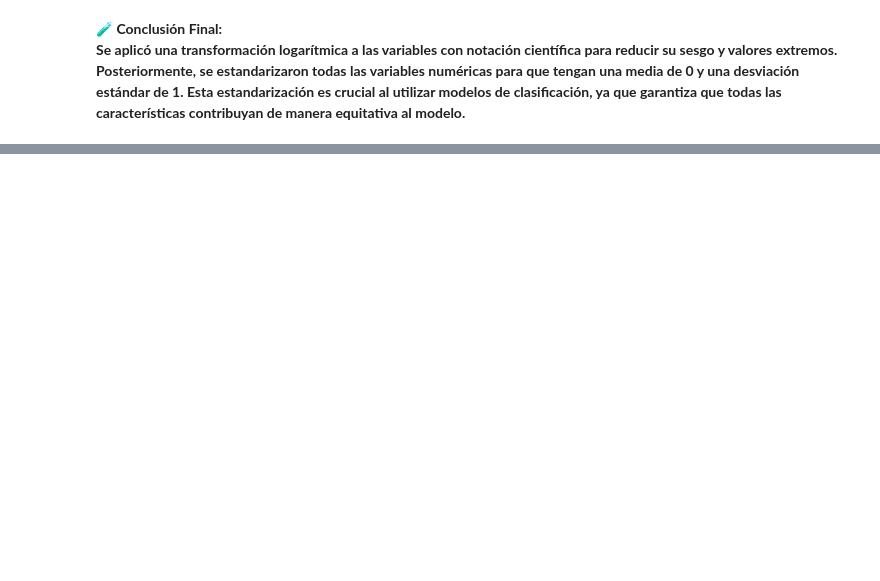
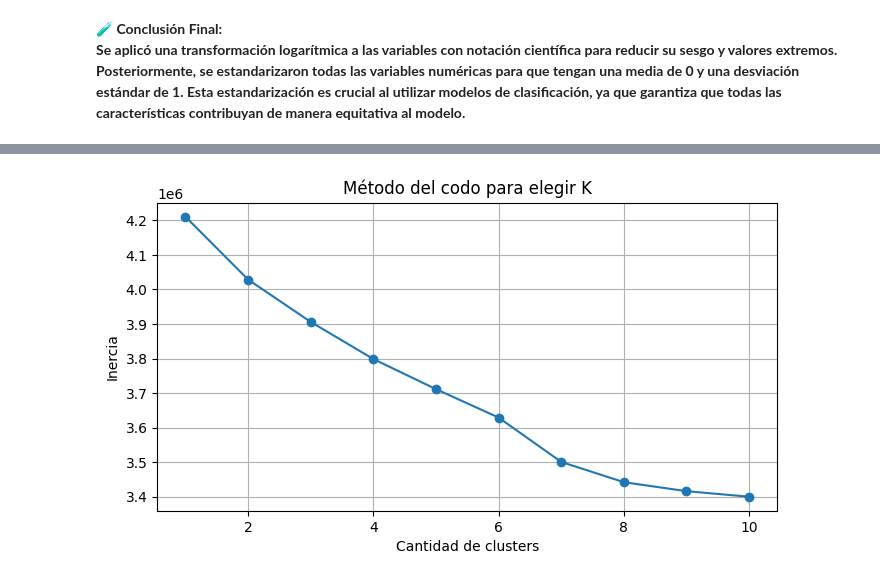
Before and after one commit to micaelakorol21/water_quality_unsupervised_learning, a Jupyter notebook: water_quality_unsupervised_learning.ipynb, the cells around one changed output, grey strips where cells are left out. Cells and saved outputs as stored; diff of their text form; code cells hidden in the pictures; blank space fills up the shorter version.

Commit message:
Modelo K-means

```diff
--- a/water_quality_unsupervised_learning.ipynb
+++ b/water_quality_unsupervised_learning.ipynb
@@ -1210,0 +1255,10 @@ df_sin_objetivo = df.drop(columns=['Objetivo'])
+# %%
+from sklearn.preprocessing import StandardScaler
+
+# Excluimos columnas no numéricas o que no corresponden al clustering
+columnas_excluir = ["Índice", "Objetivo", "Fuente", "Color", "Mes"]
+X_unsup = df.drop(columns=columnas_excluir)
+
+# Escalamos los datos
+scaler = StandardScaler()
+X_scaled = scaler.fit_transform(X_unsup)
@@ -1210,0 +1276,10 @@ df_sin_objetivo = df.drop(columns=['Objetivo'])
+# %%
+from sklearn.impute import SimpleImputer
+
+# Rellenamos NaN solo de las columnas numéricas
+imputer = SimpleImputer(strategy='mean')
+X_imputed = imputer.fit_transform(X_unsup)
+
+# Volvemos a escalar los datos imputados
+scaler = StandardScaler()
+X_scaled = scaler.fit_transform(X_imputed)
@@ -1210,0 +1292,26 @@ df_sin_objetivo = df.drop(columns=['Objetivo'])
+# %%
+# Elegir cantidad óptima de clusters (método del codo)
+python
+Copiar
+Editar
+
+from sklearn.cluster import KMeans
+import matplotlib.pyplot as plt
+
+inertia = []
+k_range = range(1, 11)
+
+for k in k_range:
+    km = KMeans(n_clusters=k, random_state=42, n_init='auto')
+    km.fit(X_scaled)
+    inertia.append(km.inertia_)
+
+plt.figure(figsize=(8, 4))
+plt.plot(k_range, inertia, marker='o')
+plt.title('Método del codo para elegir K')
+plt.xlabel('Cantidad de clusters')
+plt.ylabel('Inercia')
+plt.grid(True)
+plt.show()
+# %% [output]
+[figure, added]
```
Also changed, not shown: parts of 47 cells of this notebook.
